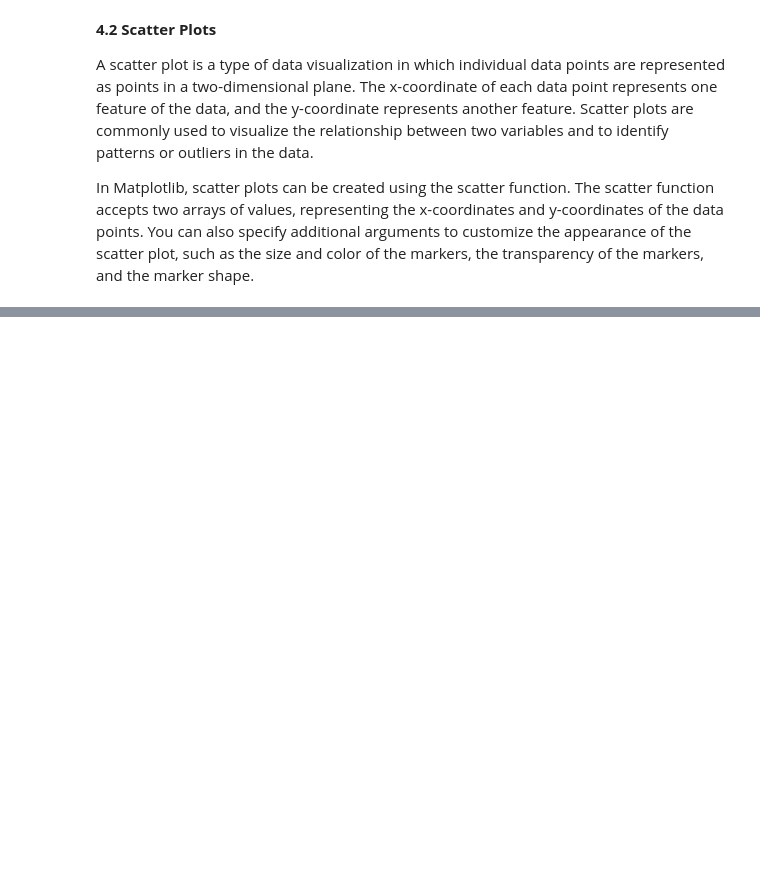
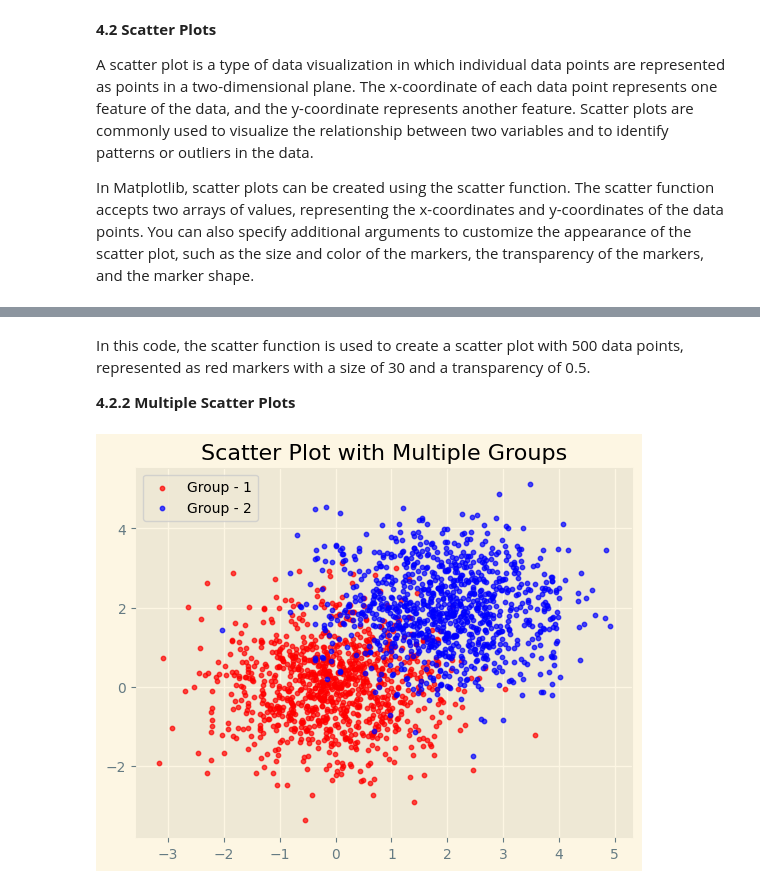
Before and after one commit to ujjwaljha1/Python, a Jupyter notebook: Libraries/Matplotlib.ipynb, the cells around one changed output, grey strips where cells are left out. Drawn from its saved outputs; the diff is of its cells as text; code cells hidden in the pictures; blank space fills up the shorter version.

```diff
--- a/Libraries/Matplotlib.ipynb
+++ b/Libraries/Matplotlib.ipynb
@@ -292,0 +294,23 @@ plt.show()
+# %% [markdown]
+In this code, the scatter function is used to create a scatter plot with 500 data points, represented as red markers with a size of 30 and a transparency of 0.5.
+
+**4.2.2 Multiple Scatter Plots**
+# %%
+
+n = 1000
+
+x1 = np.random.randn(n)
+y1 = np.random.randn(n)
+
+x2 = np.random.randn(n) + 2
+y2 = np.random.randn(n) + 2
+
+plt.scatter(x1,y1, c = 'red',  alpha = .7, s = 10, label = 'Group - 1')
+
+plt.scatter(x2,y2, c = 'blue', alpha = .7, s = 10, label = 'Group - 2')
+
+plt.title('Scatter Plot with Multiple Groups')
+plt.legend()
+plt.show()
+# %% [output]
+[figure, added]
```
Also changed, not shown: parts of 1 cell of this notebook.
